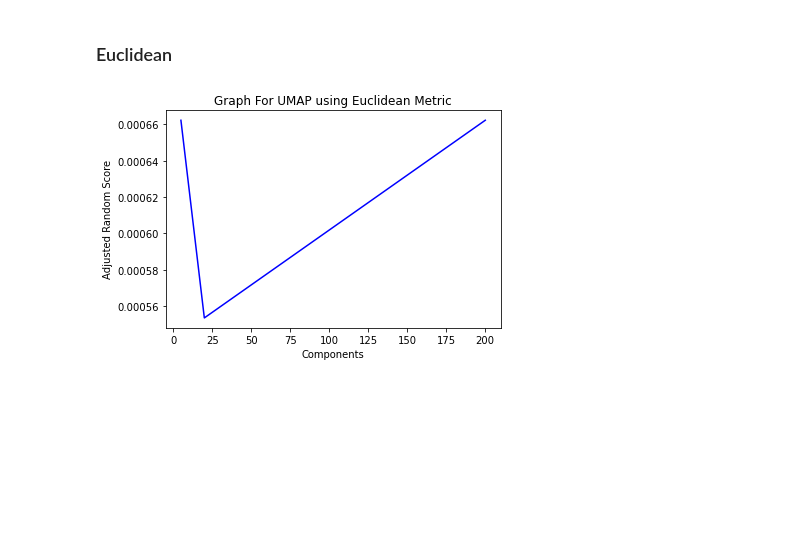
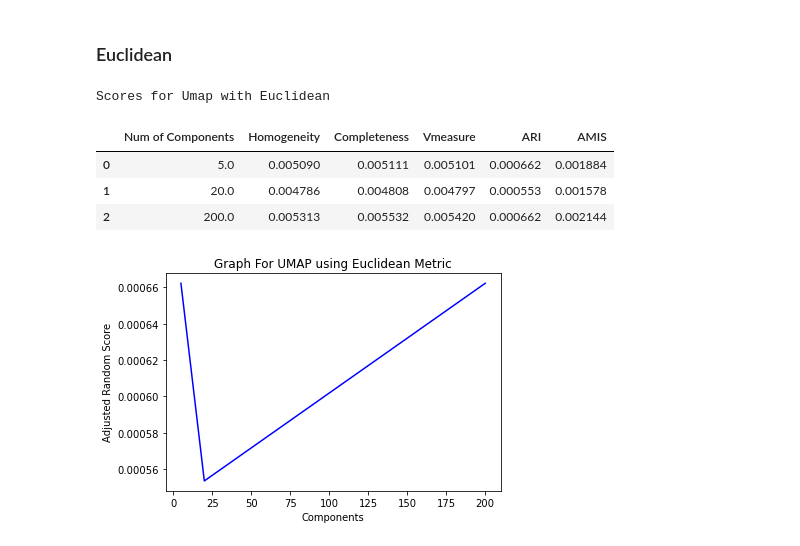
Before and after one commit to diplav09/Data-Representations-and-Clustering, a Jupyter notebook: Data_Representation_Clustering_Diplav.ipynb, the cells around one changed output. Saved outputs shown, nothing was run; the diff lists cells and outputs as text; code cells hidden in the pictures; blank space fills up the shorter version.

```diff
--- a/Data_Representation_Clustering_Diplav.ipynb
+++ b/Data_Representation_Clustering_Diplav.ipynb
@@ -320,6 +322,18 @@ for k in n_comps:
     UMAP_Eucl_V_measure.append(scores['V_measure'])
     UMAP_Eucl_AdjustedRandIndex.append(scores['AdjustedRandIndex'])
     UMAP_Eucl_Adjusted_mutual_information_score.append(scores['Adjusted_mutual_information_score'])
+# %%
+Umap_Cosine_Scores = np.vstack([n_comps,UMAP_Eucl_Homogeneity, UMAP_Eucl_Completeness, UMAP_Eucl_V_measure, UMAP_Eucl_AdjustedRandIndex, UMAP_Eucl_Adjusted_mutual_information_score])
+Umap_Cosine_Scores = Umap_Cosine_Scores.T
+
+print("Scores for Umap with Euclidean")
+pd.DataFrame(Umap_Cosine_Scores, columns=['Num of Components','Homogeneity', 'Completeness', 'Vmeasure', 'ARI', 'AMIS'])
+# %% [output]
+Scores for Umap with Euclidean
+|  | Num of Components | Homogeneity | Completeness | Vmeasure | ARI | AMIS |
+| 0 | 5.0 | 0.005090 | 0.005111 | 0.005101 | 0.000662 | 0.001884 |
+| 1 | 20.0 | 0.004786 | 0.004808 | 0.004797 | 0.000553 | 0.001578 |
+| 2 | 200.0 | 0.005313 | 0.005532 | 0.005420 | 0.000662 | 0.002144 |
 # %%
 plt.plot(n_comps, UMAP_Eucl_AdjustedRandIndex, color='b')
 
```
Also changed, not shown: parts of 15 cells of this notebook.
